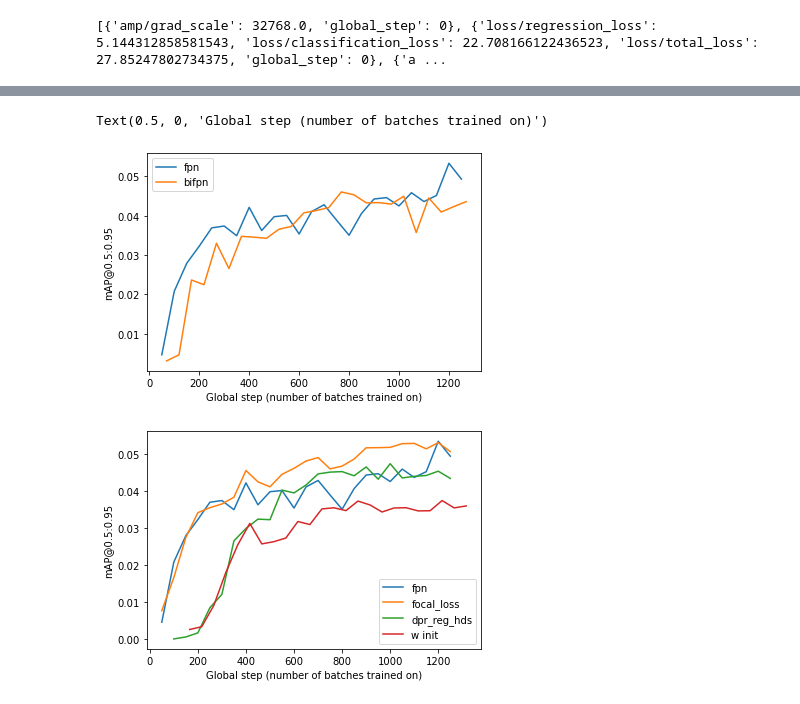
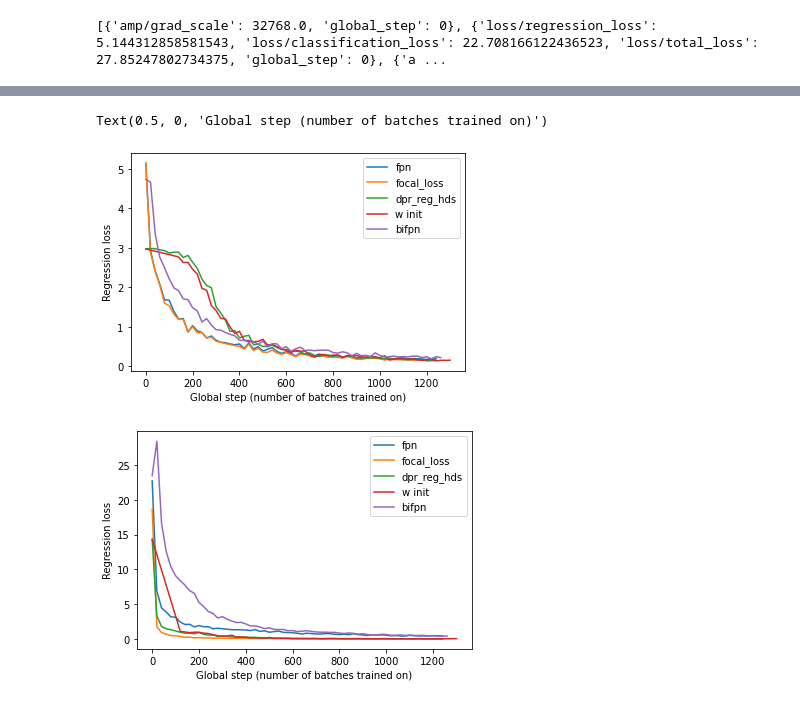
Before and after one commit to jorgenmyrvold/CV-project, a Jupyter notebook: assignment4/SSD/notebooks/plot_scalars.ipynb, the cells around one changed output, grey strips where cells are left out. Drawn from its saved outputs; the diff is of its cells as text; code cells hidden in the pictures.

```diff
--- a/assignment4/SSD/notebooks/plot_scalars.ipynb
+++ b/assignment4/SSD/notebooks/plot_scalars.ipynb
@@ -55,23 +72,37 @@ map_entries_w_init_A = [entry for entry in logs_w_init_A if "metrics/mAP" in ent
+# %%
+# We are saving logs to disk every 10th iteration, thus we need to filter out all entries without a loss
+loss_entries_fpn = [entry for entry in logs_fpn if "loss/regression_loss" in entry]
+loss_entries_focal_loss = [entry for entry in logs_focal_loss if "loss/regression_loss" in entry]
+loss_entries_dpr_reg_hds = [entry for entry in logs_dpr_reg_hds if "loss/regression_loss" in entry]
+loss_entries_w_init = [entry for entry in logs_w_init if "loss/regression_loss" in entry]
+loss_entries_bifpn = [entry for entry in logs_bifpn if "loss/regression_loss" in entry]
+
+loss_entries_fpn_c = [entry for entry in logs_fpn if "loss/classification_loss" in entry]
+loss_entries_focal_loss_c = [entry for entry in logs_focal_loss if "loss/classification_loss" in entry]
+loss_entries_dpr_reg_hds_c = [entry for entry in logs_dpr_reg_hds if "loss/classification_loss" in entry]
+loss_entries_w_init_c = [entry for entry in logs_w_init if "loss/classification_loss" in entry]
+loss_entries_bifpn_c = [entry for entry in logs_bifpn if "loss/classification_loss" in entry]
 # %%
-plt.figure(1)
-plt.plot([entry["global_step"] for entry in map_entries_fpn], [entry["metrics/mAP"] for entry in map_entries_fpn])
-plt.plot([entry["global_step"] for entry in map_entries_focal_loss], [entry["metrics/mAP"] for entry in map_entries_focal_loss])
-plt.plot([entry["global_step"] for entry in map_entries_dpr_reg_hds], [entry["metrics/mAP"] for entry in map_entries_dpr_reg_hds])
-plt.plot([entry["global_step"] for entry in map_entries_w_init], [entry["metrics/mAP"] for entry in map_entries_w_init])
-plt.plot([entry["global_step"] for entry in map_entries_bifpn], [entry["metrics/mAP"] for entry in map_entries_bifpn])
+plt.figure(2)
+plt.plot([entry["global_step"] for entry in loss_entries_fpn], [entry["loss/regression_loss"] for entry in loss_entries_fpn])
+plt.plot([entry["global_step"] for entry in loss_entries_focal_loss], [entry["loss/regression_loss"] for entry in loss_entries_focal_loss])
+plt.plot([entry["global_step"] for entry in loss_entries_dpr_reg_hds], [entry["loss/regression_loss"] for entry in loss_entries_dpr_reg_hds])
+plt.plot([entry["global_step"] for entry in loss_entries_w_init], [entry["loss/regression_loss"] for entry in loss_entries_w_init])
+plt.plot([entry["global_step"] for entry in loss_entries_bifpn], [entry["loss/regression_loss"] for entry in loss_entries_bifpn])
 plt.legend(["fpn", "focal_loss", "dpr_reg_hds", "w init", "bifpn"])
-plt.ylabel("mAP@0.5:0.95")
+plt.ylabel("Regression loss")
 plt.xlabel("Global step (number of batches trained on)")
 
-plt.figure(2)
-plt.plot([entry["global_step"] for entry in map_entries_fpn_A], [entry["metrics/mAP"] for entry in map_entries_fpn_A])
-plt.plot([entry["global_step"] for entry in map_entries_focal_loss_A], [entry["metrics/mAP"] for entry in map_entries_focal_loss_A])
-plt.plot([entry["global_step"] for entry in map_entries_dpr_reg_hds_A], [entry["metrics/mAP"] for entry in map_entries_dpr_reg_hds_A])
-plt.plot([entry["global_step"] for entry in map_entries_w_init_A], [entry["metrics/mAP"] for entry in map_entries_w_init_A])
+plt.figure(3)
+plt.plot([entry["global_step"] for entry in loss_entries_fpn_c], [entry["loss/classification_loss"] for entry in loss_entries_fpn_c])
+plt.plot([entry["global_step"] for entry in loss_entries_focal_loss_c], [entry["loss/classification_loss"] for entry in loss_entries_focal_loss_c])
+plt.plot([entry["global_step"] for entry in loss_entries_dpr_reg_hds_c], [entry["loss/classification_loss"] for entry in loss_entries_dpr_reg_hds_c])
+plt.plot([entry["global_step"] for entry in loss_entries_w_init_c], [entry["loss/classification_loss"] for entry in loss_entries_w_init_c])
+plt.plot([entry["global_step"] for entry in loss_entries_bifpn_c], [entry["loss/classification_loss"] for entry in loss_entries_bifpn_c])
 plt.legend(["fpn", "focal_loss", "dpr_reg_hds", "w init", "bifpn"])
-plt.ylabel("mAP@0.5:0.95")
+plt.ylabel("Regression loss")
 plt.xlabel("Global step (number of batches trained on)")
 # %% [output]
 Text(0.5, 0, 'Global step (number of batches trained on)')
-[figure, old version]
+[figure, new version]
-[figure, old version]
+[figure, new version]
```
Also changed, not shown: parts of 4 cells of this notebook, 1 other file.
